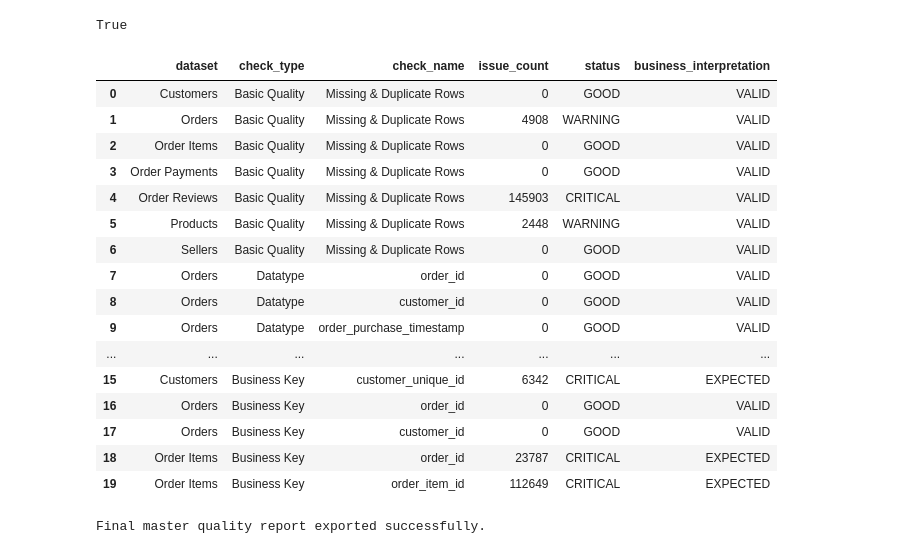
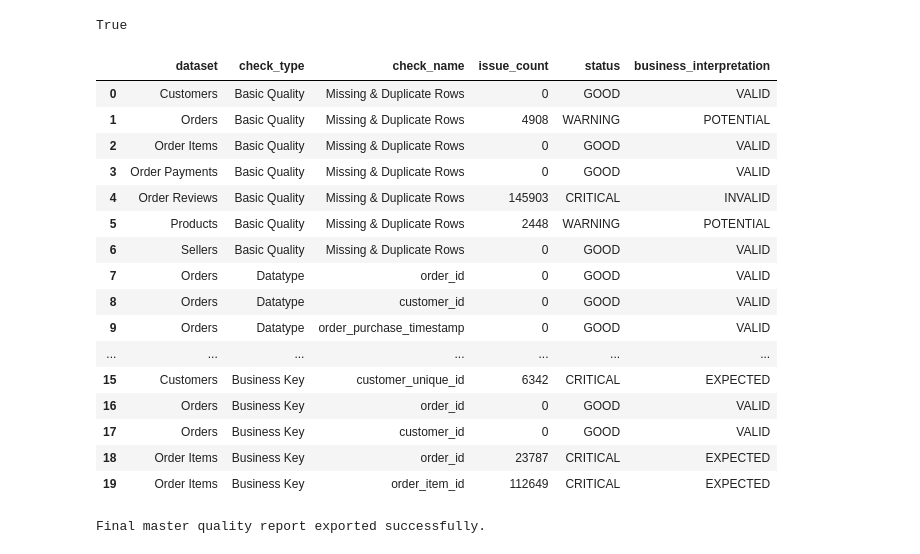
Before and after one commit to Akash-kaurav/AI-Business-Intelligence-Copilot, a Jupyter notebook: notebooks/01_data_inspection.ipynb, the cells around one changed output. Cells and saved outputs as stored; diff of their text form; code cells hidden in the pictures.

Commit message:
Finalize AI Business Intelligence Copilot project

```diff
--- a/notebooks/01_data_inspection.ipynb
+++ b/notebooks/01_data_inspection.ipynb
@@ -7620,31 +7522,38 @@ print(
 # %% [output]
 True
 # %%
+import importlib
+import data_quality_engine
+
+# Reload the updated data quality engine
+importlib.reload(data_quality_engine)
+
+# Apply updated business interpretation logic
 master_quality_report_final = (
-    data_quality_engine
-    .add_business_interpretation(
+    data_quality_engine.add_business_interpretation(
         master_quality_report
     )
 )
 
+# Preview
 master_quality_report_final[
     [
         "dataset",
         "check_type",
         "check_name",
         "issue_count",
         "status",
         "business_interpretation"
     ]
 ].head(20)
 # %% [output]
 |  | dataset | check_type | check_name | issue_count | status | business_interpretation |
 | 0 | Customers | Basic Quality | Missing & Duplicate Rows | 0 | GOOD | VALID |
-| 1 | Orders | Basic Quality | Missing & Duplicate Rows | 4908 | WARNING | VALID |
+| 1 | Orders | Basic Quality | Missing & Duplicate Rows | 4908 | WARNING | POTENTIAL |
 | 2 | Order Items | Basic Quality | Missing & Duplicate Rows | 0 | GOOD | VALID |
 | 3 | Order Payments | Basic Quality | Missing & Duplicate Rows | 0 | GOOD | VALID |
-| 4 | Order Reviews | Basic Quality | Missing & Duplicate Rows | 145903 | CRITICAL | VALID |
-| 5 | Products | Basic Quality | Missing & Duplicate Rows | 2448 | WARNING | VALID |
+| 4 | Order Reviews | Basic Quality | Missing & Duplicate Rows | 145903 | CRITICAL | INVALID |
+| 5 | Products | Basic Quality | Missing & Duplicate Rows | 2448 | WARNING | POTENTIAL |
 | 6 | Sellers | Basic Quality | Missing & Duplicate Rows | 0 | GOOD | VALID |
 | 7 | Orders | Datatype | order_id | 0 | GOOD | VALID |
 | 8 | Orders | Datatype | customer_id | 0 | GOOD | VALID |
```
Also changed, not shown: parts of 29 cells of this notebook, 7 other files.
